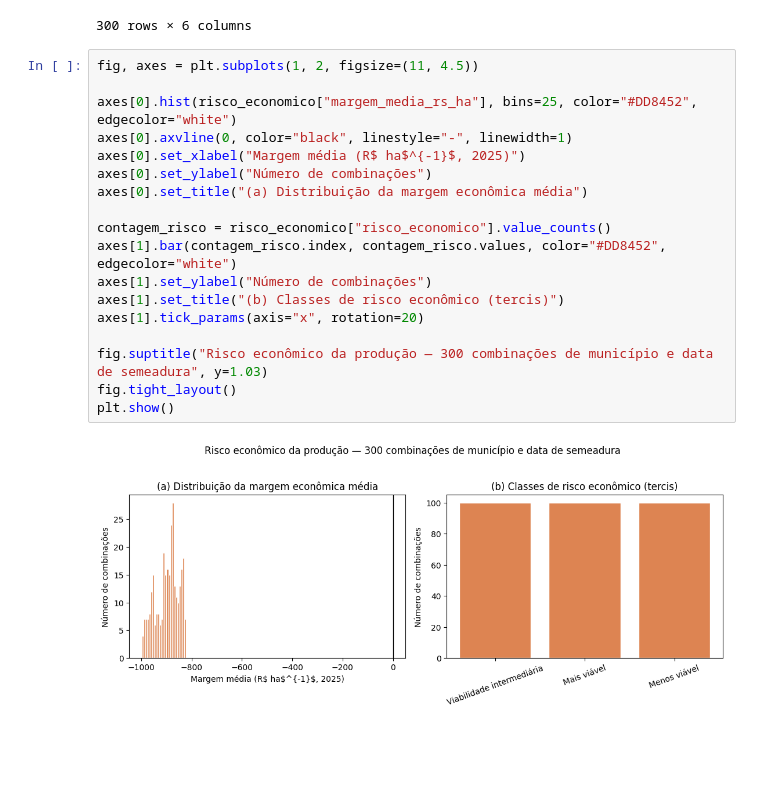
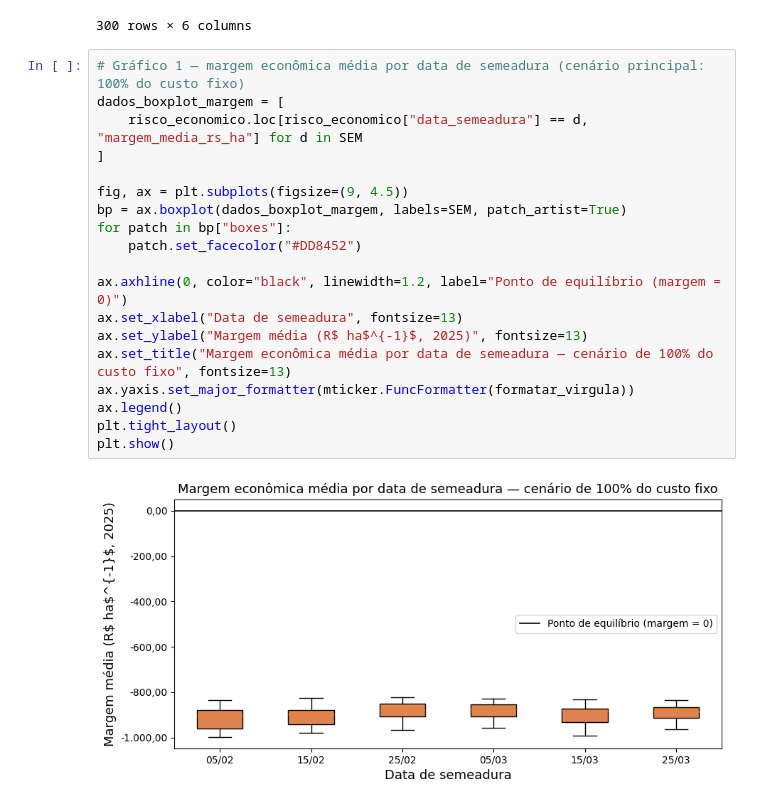
Before and after one commit to fcoliveira-utfpr/aquacrop_ml, a Jupyter notebook: 12_analise_milho_economica.ipynb, the cells around one changed output. Saved outputs shown, nothing was run; the diff lists cells and outputs as text; blank space fills up the shorter version.

```diff
--- a/12_analise_milho_economica.ipynb
+++ b/12_analise_milho_economica.ipynb
@@ -280,23 +363,24 @@ risco_economico
 | 298 | Vera Cruz do Oeste | 25/02 | 26 | 7.7 | -861.987501 | Mais viável |
 | 299 | Vera Cruz do Oeste | 25/03 | 26 | 3.8 | -876.842627 | Viabilidade intermediária |
 300 rows × 6 columns
-# %%
-fig, axes = plt.subplots(1, 2, figsize=(11, 4.5))
-
-axes[0].hist(risco_economico["margem_media_rs_ha"], bins=25, color="#DD8452", edgecolor="white")
-axes[0].axvline(0, color="black", linestyle="-", linewidth=1)
-axes[0].set_xlabel("Margem média (R$ ha$^{-1}$, 2025)")
-axes[0].set_ylabel("Número de combinações")
-axes[0].set_title("(a) Distribuição da margem econômica média")
-
-contagem_risco = risco_economico["risco_economico"].value_counts()
-axes[1].bar(contagem_risco.index, contagem_risco.values, color="#DD8452", edgecolor="white")
-axes[1].set_ylabel("Número de combinações")
-axes[1].set_title("(b) Classes de risco econômico (tercis)")
-axes[1].tick_params(axis="x", rotation=20)
-
-fig.suptitle("Risco econômico da produção — 300 combinações de município e data de semeadura", y=1.03)
-fig.tight_layout()
-plt.show()
-# %% [output]
-[figure, removed]
+# %%
+# Gráfico 1 — margem econômica média por data de semeadura (cenário principal: 100% do custo fixo)
+dados_boxplot_margem = [
+    risco_economico.loc[risco_economico["data_semeadura"] == d, "margem_media_rs_ha"] for d in SEM
+]
+
+fig, ax = plt.subplots(figsize=(9, 4.5))
+bp = ax.boxplot(dados_boxplot_margem, labels=SEM, patch_artist=True)
+for patch in bp["boxes"]:
+    patch.set_facecolor("#DD8452")
+
+ax.axhline(0, color="black", linewidth=1.2, label="Ponto de equilíbrio (margem = 0)")
+ax.set_xlabel("Data de semeadura", fontsize=13)
+ax.set_ylabel("Margem média (R$ ha$^{-1}$, 2025)", fontsize=13)
+ax.set_title("Margem econômica média por data de semeadura — cenário de 100% do custo fixo", fontsize=13)
+ax.yaxis.set_major_formatter(mticker.FuncFormatter(formatar_virgula))
+ax.legend()
+plt.tight_layout()
+plt.show()
+# %% [output]
+[figure, added]
```
Also changed, not shown: parts of 5 cells of this notebook.
